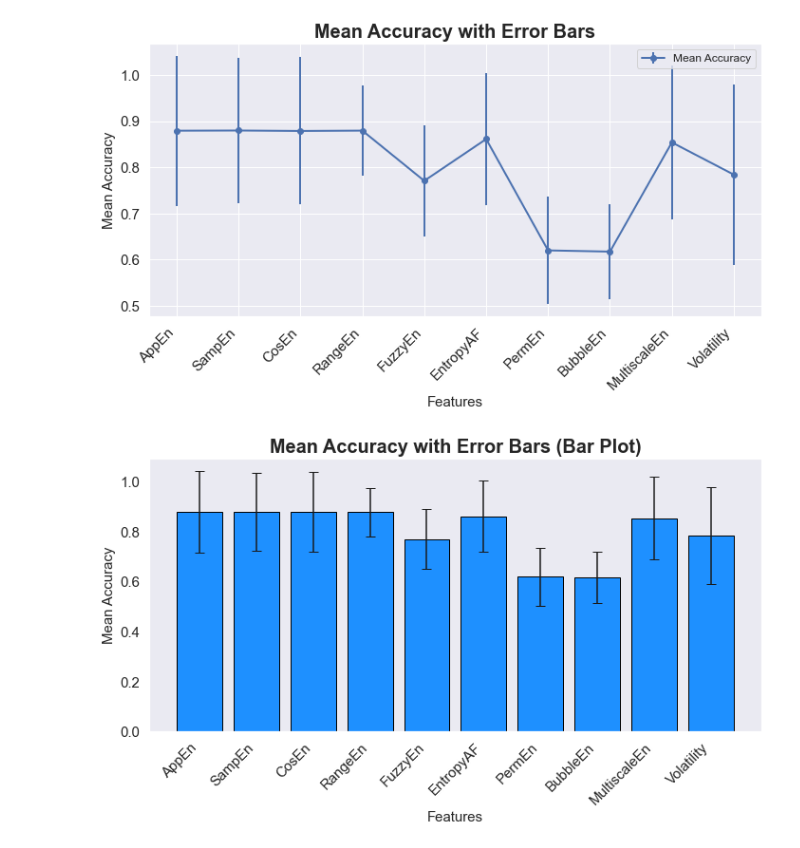
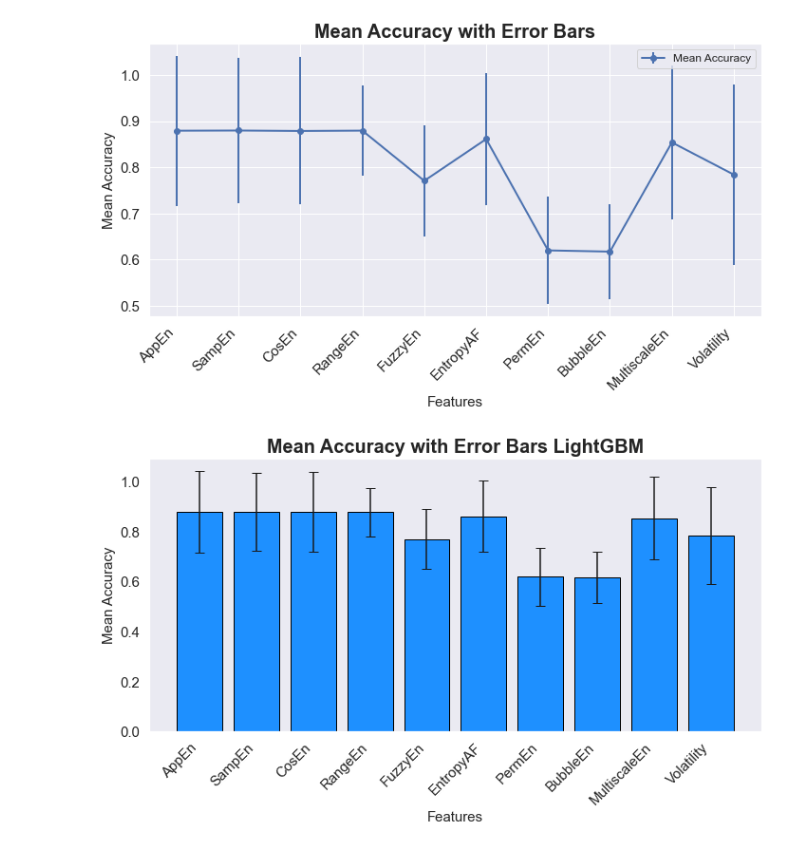
Before and after one commit to NNLUliskey/svsm_ml_2022, a Jupyter notebook: results graph generation.ipynb, the cells around one changed output. Drawn from its saved outputs; the diff is of its cells as text; code cells hidden in the pictures.

```diff
--- a/results graph generation.ipynb
+++ b/results graph generation.ipynb
@@ -267,36 +267,28 @@ plt.show()
 # %%
 import pandas as pd
 import matplotlib.pyplot as plt
 
 sns.set_theme(style="dark")
 
 
-# Sample data
-data = {
-    'Unnamed: 0': ['AppEn', 'SampEn', 'CosEn', 'RangeEn', 'FuzzyEn', 'EntropyAF', 'PermEn', 'BubbleEn', 'MultiscaleEn', 'Volatility'],
-    'Mean Acc.': [0.879105, 0.879496, 0.878541, 0.879287, 0.770560, 0.860983, 0.619929, 0.617261, 0.853760, 0.784006],
-    'SD of Acc.': [0.162251, 0.157006, 0.159536, 0.096969, 0.120493, 0.142201, 0.116403, 0.103016, 0.165901, 0.195085],
-}
-
-# Create the DataFrame
-df = pd.DataFrame(data)
+df = individual_lightgbm_df
 
 # Set the Arial font for all text elements
 plt.rcParams['font.family'] = 'Arial'
 
 # Create the bar plot with error bars
 plt.figure(figsize=(10, 6))
-plt.bar(df['Unnamed: 0'], df['Mean Acc.'], yerr=df['SD of Acc.'], capsize=5, color='dodgerblue', edgecolor='black', linewidth=1)
+plt.bar(df['Unnamed: 0.1'], df['Mean Acc.'], yerr=df['SD of Acc.'], capsize=5, color='dodgerblue', edgecolor='black', linewidth=1)
 
 # Set plot properties
 plt.xlabel('Features', fontsize=15)
 plt.ylabel('Mean Accuracy', fontsize=15)
-plt.title('Mean Accuracy with Error Bars (Bar Plot)', fontsize=20, fontweight='bold')
+plt.title('Mean Accuracy with Error Bars LightGBM', fontsize=20, fontweight='bold')
 plt.xticks(rotation=45, ha='right', fontsize=15)
 plt.yticks(fontsize=15)
 
 # Show the plot
 plt.tight_layout()
 plt.show()
 # %% [output]
-[figure, old version]
+[figure, new version]
```
Also changed, not shown: parts of 2 cells of this notebook.
